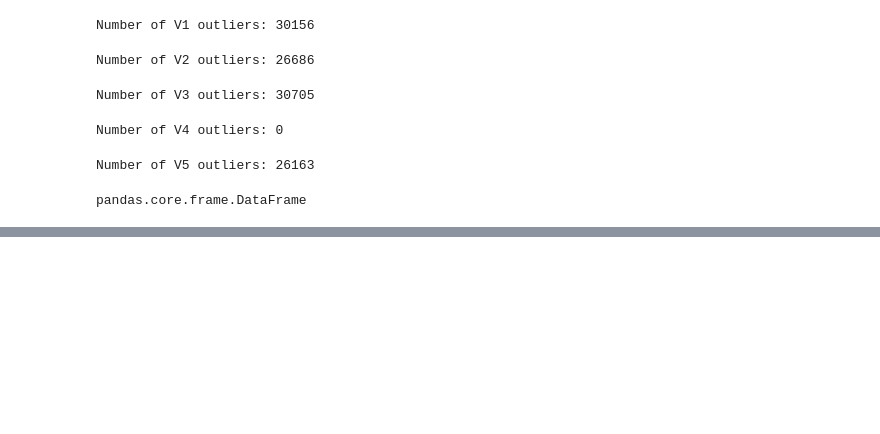
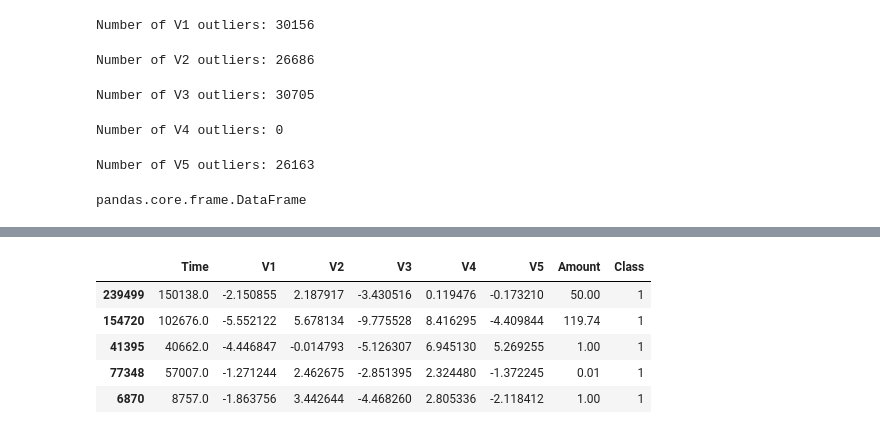
Before and after one commit to Amrutha-Ve/DataScience, a Jupyter notebook: Projects/Fraud Detection/FradulantTransactions.ipynb, the cells around one changed output, grey strips where cells are left out. Drawn from its saved outputs; the diff is of its cells as text; code cells hidden in the pictures; blank space fills up the shorter version.

```diff
--- a/Projects/Fraud Detection/FradulantTransactions.ipynb
+++ b/Projects/Fraud Detection/FradulantTransactions.ipynb
@@ -338,3 +338,5 @@ Number of V5 outliers: 26163
 type(V5_outliers)
 # %% [output]
 pandas.core.frame.DataFrame
+# %%
+df_frauds_without_outliers = df_frauds[~df_frauds["Amount"].isin(Amount_outliers["Amount"]) & ~df_frauds["V5"].isin(V5_outliers["V5"]) & ~df_frauds["V3"].isin(V3_outliers["V3"]) & ~df_frauds["V2"].isin(V2_outliers["V2"]) & ~df_frauds["V1"].isin(V1_outliers["V1"])]
@@ -340,0 +384,9 @@ pandas.core.frame.DataFrame
+# %%
+df_frauds_without_outliers.head()
+# %% [output]
+|  | Time | V1 | V2 | V3 | V4 | V5 | Amount | Class |
+| 239499 | 150138.0 | -2.150855 | 2.187917 | -3.430516 | 0.119476 | -0.173210 | 50.00 | 1 |
+| 154720 | 102676.0 | -5.552122 | 5.678134 | -9.775528 | 8.416295 | -4.409844 | 119.74 | 1 |
+| 41395 | 40662.0 | -4.446847 | -0.014793 | -5.126307 | 6.945130 | 5.269255 | 1.00 | 1 |
+| 77348 | 57007.0 | -1.271244 | 2.462675 | -2.851395 | 2.324480 | -1.372245 | 0.01 | 1 |
+| 6870 | 8757.0 | -1.863756 | 3.442644 | -4.468260 | 2.805336 | -2.118412 | 1.00 | 1 |
```
Also changed, not shown: parts of 10 cells of this notebook.
